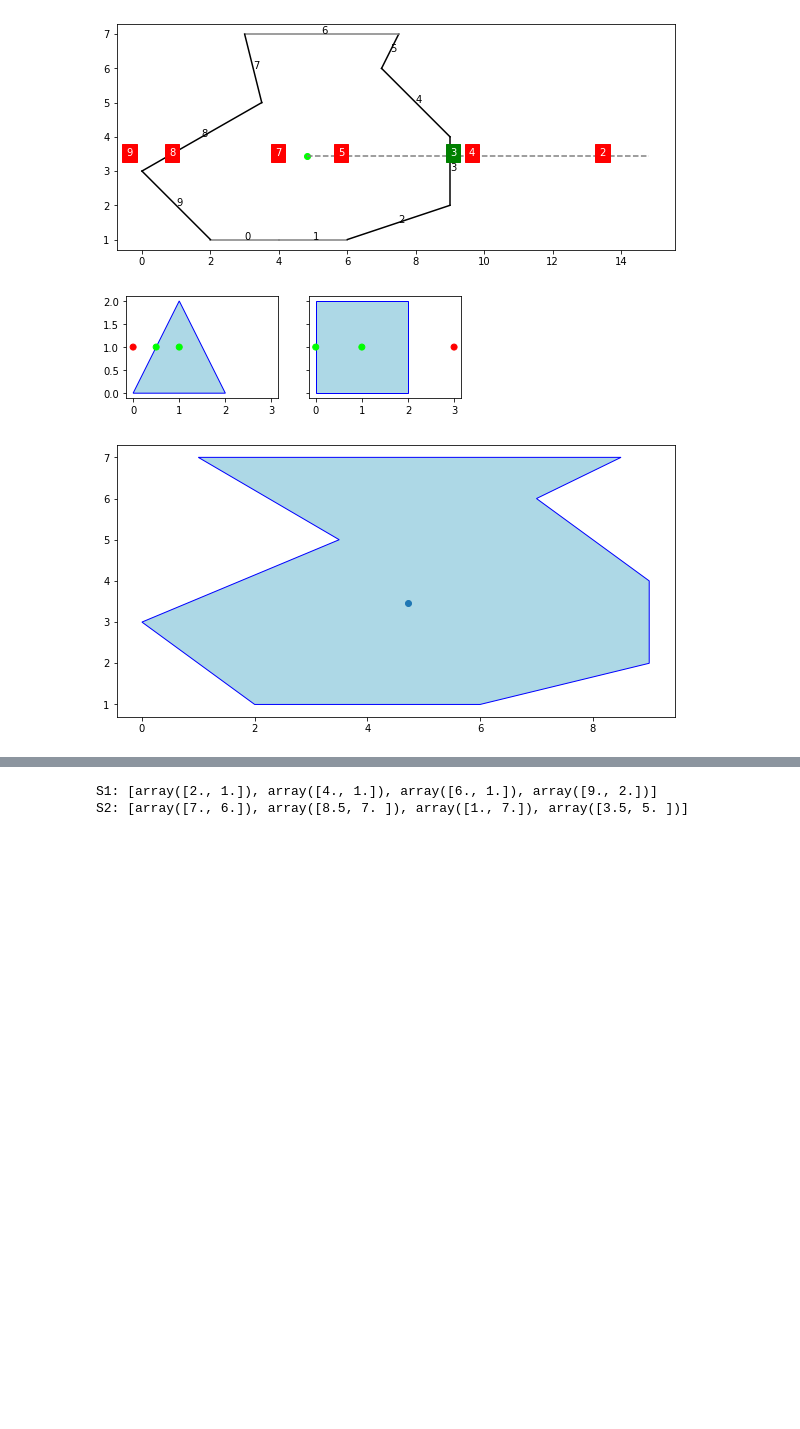
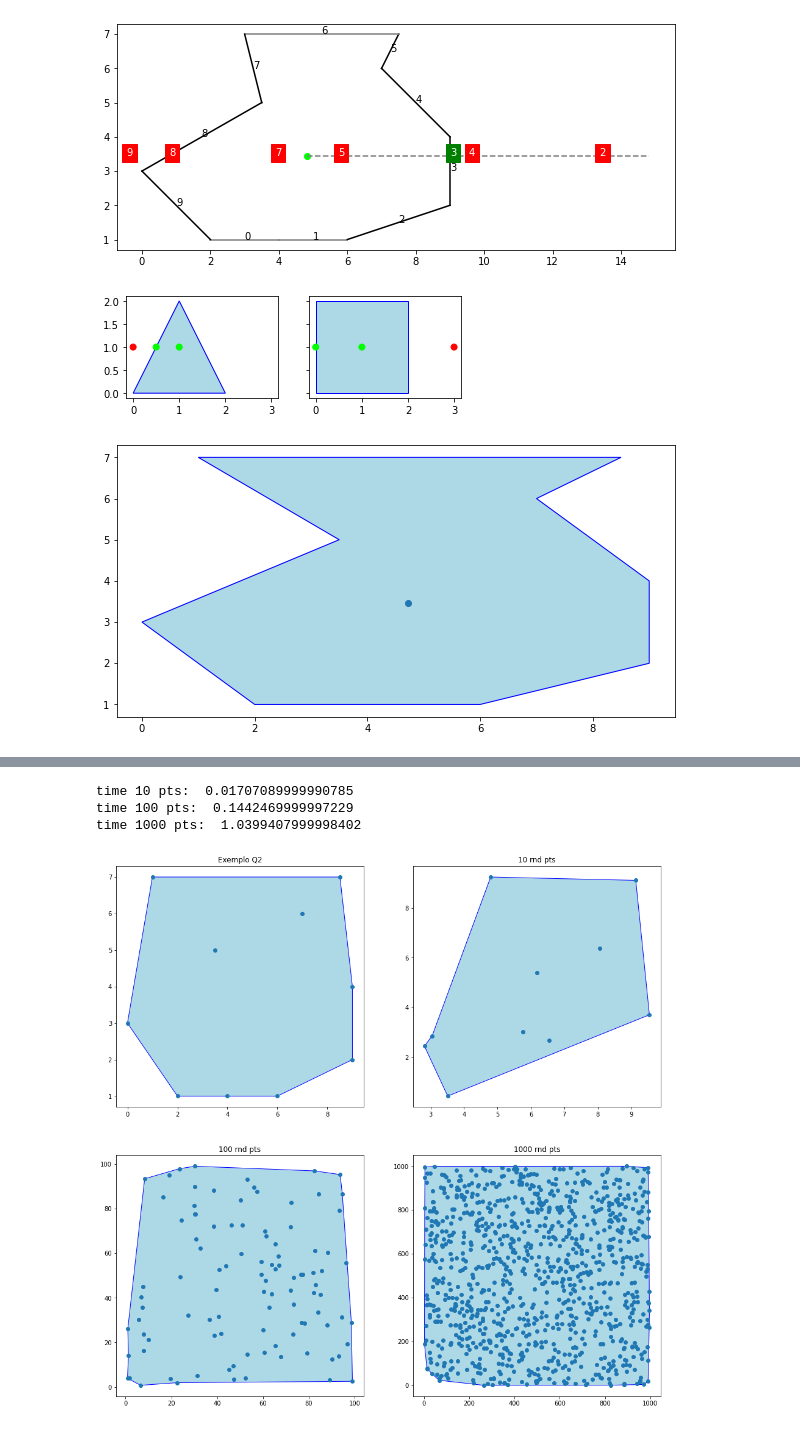
Before and after one commit to carolhmj/computational-geometry, a Jupyter notebook: exercise3/exercise3.ipynb, the cells around one changed output, grey strips where cells are left out. Cells and saved outputs as stored; diff of their text form; code cells hidden in the pictures; blank space fills up the shorter version.

```diff
--- a/exercise3/exercise3.ipynb
+++ b/exercise3/exercise3.ipynb
@@ -584,7 +584,7 @@ time jarvis 1000 pts:  15.2978387
 
 # returns the distance from point p3 to line formed by p1,p2
 def point_line_dist(p1, p2, p3):
-    return np.cross(p2-p1, p3-p1)/np.norm(p2-p1)
+    return np.cross(p2-p1, p3-p1)/np.linalg.norm(p2-p1)
 
 def quickhull(P):
     hull = []
@@ -610,6 +610,7 @@ def quickhull(P):
     pmax = P[max_x]
 
     hull.append(pmin)
+    hull.append(pmax)
 
     S1 = []
     S2 = []
@@ -621,43 +622,94 @@ def quickhull(P):
             elif d > 0:
                 S2.append(p)
 
-    print(f'S1: {S1}')
-    findhull(S1, pmin, pmax)
-    print(f'S2: {S2}')
-    findhull(S2, pmax, pmin)
+    findhull(S1, pmin, pmax, hull)
+    findhull(S2, pmax, pmin, hull)
+
+    return hull
 
 def findhull(S, p, q, C):
     if len(S) == 0:
         return
 
     # Find farthest point on S from the segment pq
     max_dist = point_line_dist(p, q, S[0])
     max_i = 0
     for i in range(1, len(S)):
-        dist = point_line_dist(p, q, S[i])
+        dist = math.fabs(point_line_dist(p, q, S[i]))
         if dist > max_dist:
             max_dist = dist
             max_i = i
-
-    print(f"farthest point on S is {S[max_i]}")
 
     # add point to hull between p and q
     pi = -1
     qi = -1
     for (i, c) in enumerate(C):
         if np.allclose(c, p):
             pi = i
         if np.allclose(c, q):
             qi = i
 
+    c = S[max_i]
+    C.insert(pi+1, c)
 
+    S1 = []
+    S2 = []
+    for t in S:
+        if not np.allclose(p, t) or np.allclose(q, t) or np.allclose(c, t):
+            d = direction(p, c, t)
+            if d < 0:
+                S1.append(t)
+            else:
+                d2 = direction(c, q, t)
+                if d2 < 0:
+                    S2.append(t)
+
+    findhull(S1, p, c, C)
+    findhull(S2, c, q, C)
 
 
 pl = np.array([[2,1],[4,1],[6,1],[9,2],[9,4],[7,6],[8.5,7],[1,7],[3.5,5],[0,3]])
-quickhull(pl)
+#quickhull(pl)
+
+def draw_hull(pl, ax):
+    hull = np.array(quickhull(pl))
+    ax.scatter(pl[:,0], pl[:,1], zorder=11)
+    ax.fill(hull[:,0], hull[:,1], facecolor = 'lightblue', edgecolor = 'blue', linewidth = 1)
+
+fig, ((ax, ax2), (ax3, ax4)) = plt.subplots(2,2, figsize=(16,16))
+draw_hull(pl, ax)
+
+ax.set_title('Exemplo Q2')
+
+rng = np.random.default_rng()
+pl2 = rng.uniform(0.0, 10.0, (10,2))
+
+draw_hull(pl2, ax2)
+ax2.set_title('10 rnd pts')
+
+pl3 = rng.uniform(0.0, 100.0, (100,2))
+
+draw_hull(pl3, ax3)
+ax3.set_title('100 rnd pts')
+
+pl4 = rng.uniform(0.0, 1000.0, (1000,2))
+
+draw_hull(pl4, ax4)
+ax4.set_title('1000 rnd pts')
+
+l = lambda p: quickhull(p)
+time_10 = timeit.timeit(lambda: gen_example_and_run_alg(l, 10), number=10)
+time_100 = timeit.timeit(lambda: gen_example_and_run_alg(l, 100), number=10)
+time_1000 = timeit.timeit(lambda: gen_example_and_run_alg(l, 1000), number=10)
+
+print('time 10 pts: ', str(time_10))
+print('time 100 pts: ', str(time_100))
+print('time 1000 pts: ', str(time_1000))
 # %% [output]
-S1: [array([2., 1.]), array([4., 1.]), array([6., 1.]), array([9., 2.])]
-S2: [array([7., 6.]), array([8.5, 7. ]), array([1., 7.]), array([3.5, 5. ])]
+time 10 pts:  0.01707089999990785
+time 100 pts:  0.1442469999997229
+time 1000 pts:  1.0399407999998402
+[figure, added]
 # %%
 # Mergehull
 
```
Also changed, not shown: parts of 6 cells of this notebook, 1 other file.
